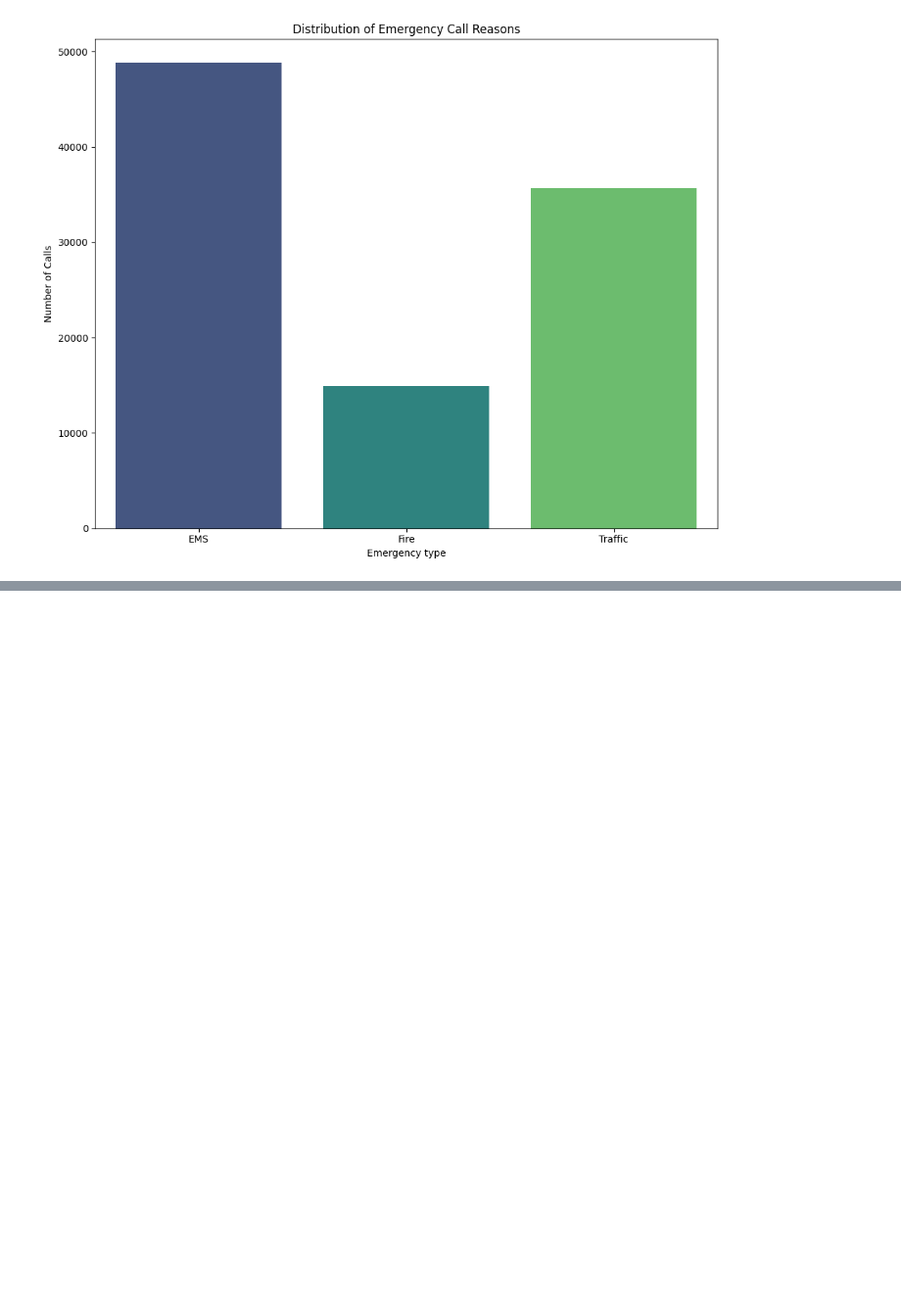
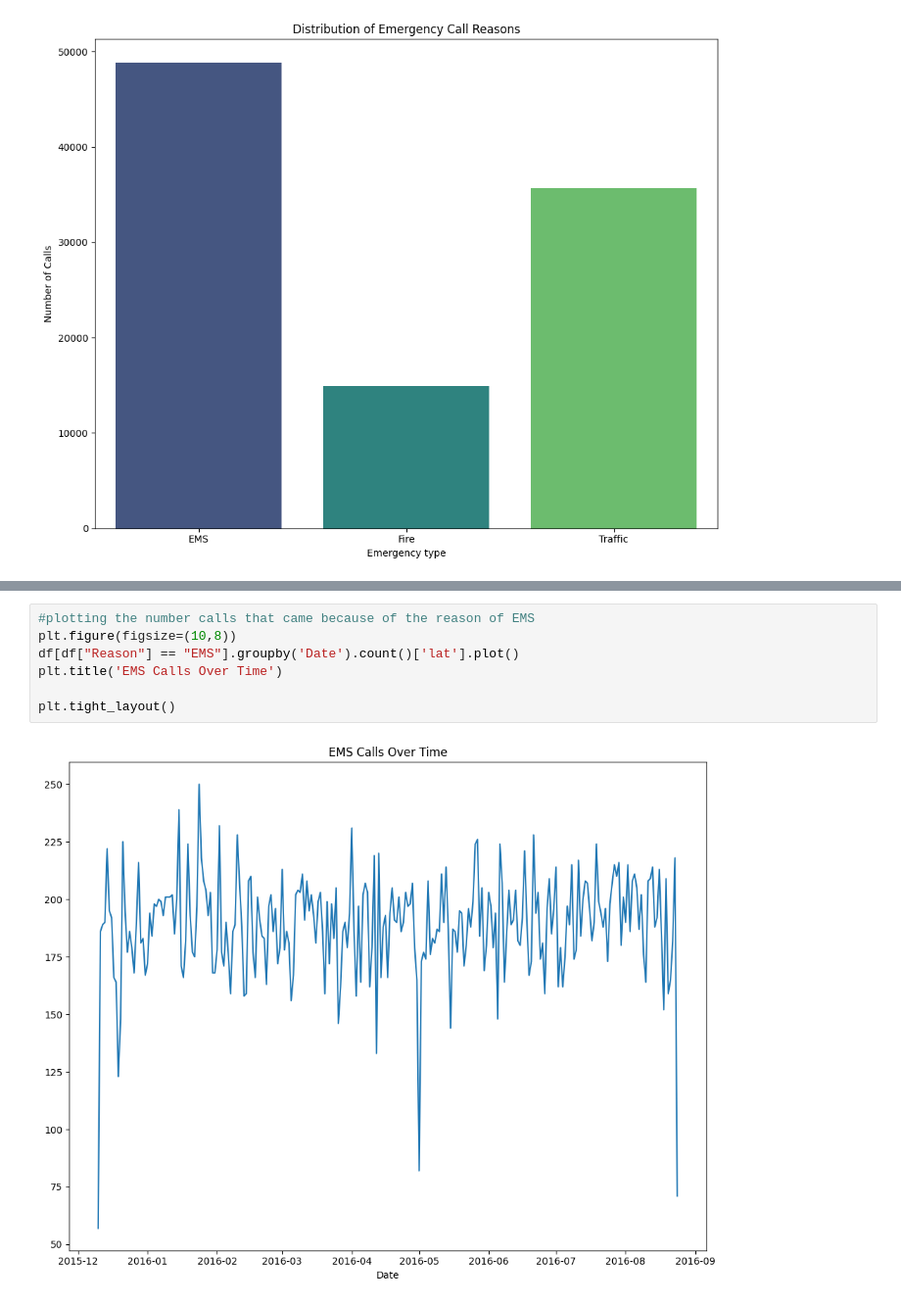
Before and after one commit to yeasiny71/911-calls-analytics, a Jupyter notebook: notebooks/eda.ipynb, the cells around one changed output, grey strips where cells are left out. Shown at 98% size. Drawn from its saved outputs; the diff is of its cells as text; blank space fills up the shorter version.

```diff
--- a/notebooks/eda.ipynb
+++ b/notebooks/eda.ipynb
@@ -142,0 +258,9 @@ plt.savefig('D:/5 month Learning/Projects/911-calls-analytics/outputs/emergency_
+# %%
+#plotting the number calls that came because of the reason of EMS
+plt.figure(figsize=(10,8))
+df[df["Reason"] == "EMS"].groupby('Date').count()['lat'].plot()
+plt.title('EMS Calls Over Time')
+
+plt.tight_layout()
+# %% [output]
+[figure, added]
```
Also changed, not shown: parts of 34 cells of this notebook, 3 other files.
